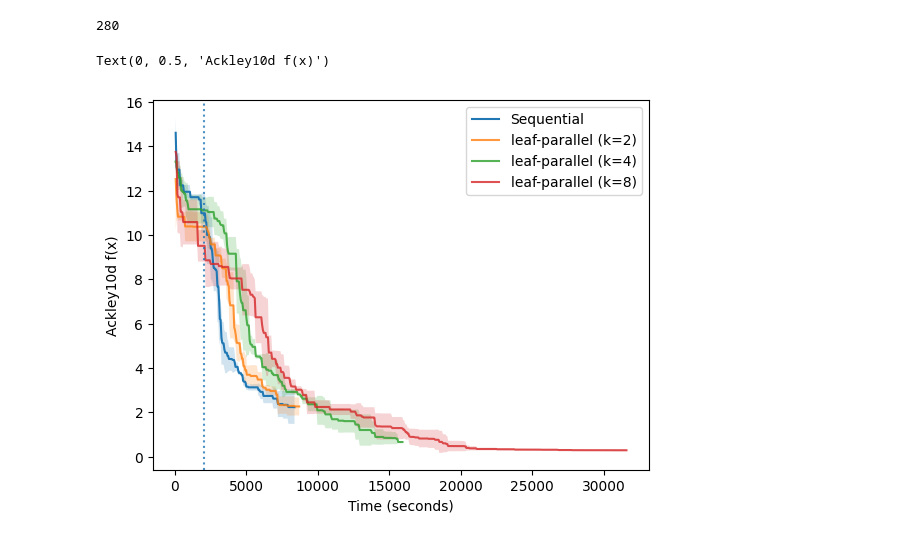
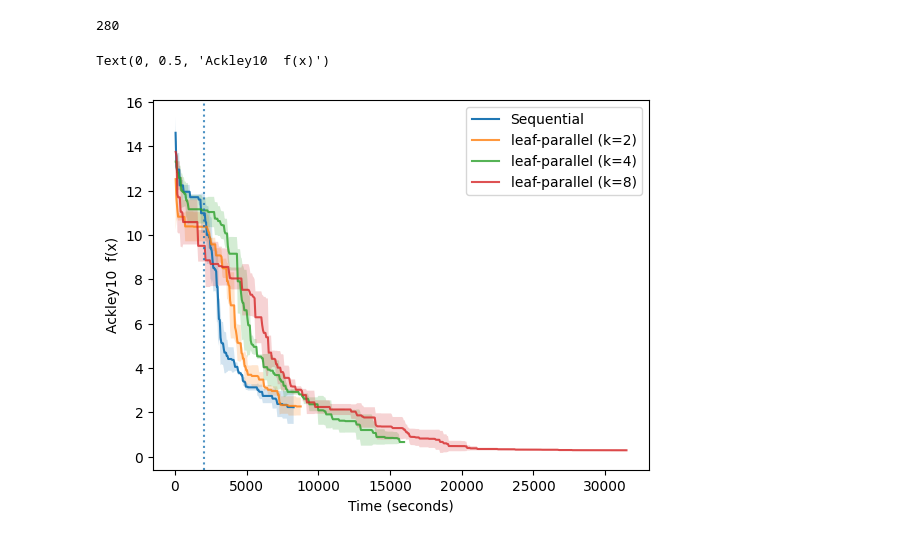
Before and after one commit to QianyiLiu309/LaMCTS, a Jupyter notebook: LA-MCTS/results_linux.ipynb, the cells around one changed output. Cells and saved outputs as stored; diff of their text form; code cells hidden in the pictures.

```diff
--- a/LA-MCTS/results_linux.ipynb
+++ b/LA-MCTS/results_linux.ipynb
@@ -794,23 +765,23 @@ len([0.331, 0.373, 0.406, 0.436, 0.464, 0.492, 0.519, 0.547, 0.575, 0.603, 0.63,
 # %% [output]
 280
 # %%
-import numpy as np
+# import numpy as np
 
-def process_sequential_noisy(result_seq, num_samples, noise):
-    odd_index = np.arange(1, len(result_seq), 2)
-    even_index = np.arange(0, len(result_seq), 2)
+# def process_sequential_noisy(result_seq, num_samples, noise):
+#     odd_index = np.arange(1, len(result_seq), 2)
+#     even_index = np.arange(0, len(result_seq), 2)
 
-    array_seq = result_seq[even_index]
-    time_seq = result_seq[odd_index]
-    # time_seq = time_seq - np.min(time_seq, axis=1).reshape(-1, 1)
-    time_seq = np.mean(time_seq, axis=0) / 1000
+#     array_seq = result_seq[even_index]
+#     time_seq = result_seq[odd_index]
+#     # time_seq = time_seq - np.min(time_seq, axis=1).reshape(-1, 1)
+#     time_seq = np.mean(time_seq, axis=0) / 1000
 
-    noise = np.max(np.random.rand(len(time_seq), num_samples) * noise / 2 + noise, axis=1)
-    noise = np.add.accumulate(noise)
-    time_seq += noise
+#     noise = np.max(np.random.rand(len(time_seq), num_samples) * noise / 2 + noise, axis=1)
+#     noise = np.add.accumulate(noise)
+#     time_seq += noise
 
-    mean_seq = np.mean(array_seq, axis=0)
-    std_seq = np.std(array_seq, axis=0)
-    return mean_seq, std_seq, time_seq
+#     mean_seq = np.mean(array_seq, axis=0)
+#     std_seq = np.std(array_seq, axis=0)
+#     return mean_seq, std_seq, time_seq
 # %%
 result_seq = np.array([
@@ -854,23 +825,23 @@ mean_seq_8samples, std_seq_8samples, time_seq_8samples = process_sequential_nois
 # %%
 plt.plot(time_seq, mean_seq, label="Sequential")
 plt.fill_between(time_seq, mean_seq - std_seq, mean_seq + std_seq, alpha=0.2)
 
 plt.plot(time_seq_2samples, mean_seq_2samples, label="leaf-parallel (k=2)", alpha=0.8)
 plt.fill_between(time_seq_2samples, mean_seq_2samples - std_seq_2samples, mean_seq_2samples + std_seq_2samples, alpha=0.2)
 
 plt.plot(time_seq_4samples, mean_seq_4samples, label="leaf-parallel (k=4)", alpha=0.8)
 plt.fill_between(time_seq_4samples, mean_seq_4samples - std_seq_4samples, mean_seq_4samples + std_seq_4samples, alpha=0.2)
 
 plt.plot(time_seq_8samples, mean_seq_8samples, label="leaf-parallel (k=8)", alpha=0.8)
 plt.fill_between(time_seq_8samples, mean_seq_8samples - std_seq_8samples, mean_seq_8samples + std_seq_8samples, alpha=0.2)
 
 plt.axvline(time_seq[39], linestyle="dotted", alpha=0.8)
 plt.legend()
 plt.xlabel("Time (seconds)")
-plt.ylabel("Ackley10d f(x)")
+plt.ylabel("Ackley10  f(x)")
 # %% [output]
-Text(0, 0.5, 'Ackley10d f(x)')
+Text(0, 0.5, 'Ackley10  f(x)')
-[figure, old version]
+[figure, new version]
 # %%
 time_seq_2samples
 # %% [output]
```
Also changed, not shown: parts of 9 cells of this notebook.
